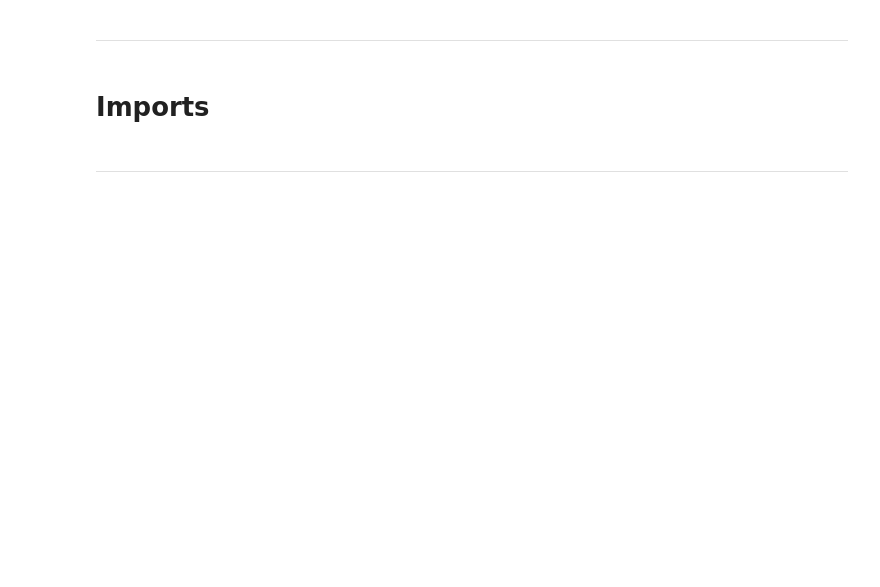
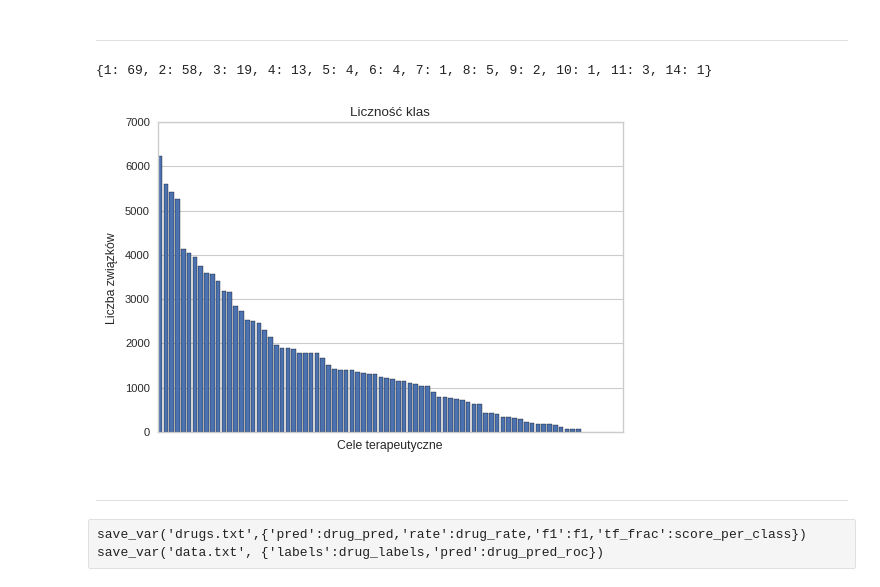
Before and after one commit to Xidron/qSAR-net, a Jupyter notebook: quick_network.ipynb, the cells around one changed output. Cells and saved outputs as stored; diff of their text form; code cells hidden in the pictures; blank space fills up the shorter version.

```diff
--- a/quick_network.ipynb
+++ b/quick_network.ipynb
@@ -93,4 +461,2 @@ lr_rate: 0.001, batch_size: 15, epochs: 10, time: 00:01:45
 # %% [markdown]
 ---
-# %% [markdown]
-# Imports
@@ -361,0 +463,10 @@ def train_network(data, batch_size, epochs):
+# %%
+counts = {}
+i = 0
+for l in drug_labels:
+    if sum(l) not in counts:
+        counts[sum(l)] = 0
+    counts[sum(l)] += 1
+counts
+# %% [output]
+{1: 69, 2: 58, 3: 19, 4: 13, 5: 4, 6: 4, 7: 1, 8: 5, 9: 2, 10: 1, 11: 3, 14: 1}
@@ -362,2 +482,17 @@ def train_network(data, batch_size, epochs):
+# %%
+#''' Wykres liczności klas '''
+plt.close()
+#plt.bar(range(73),[int(x[1]) for x in receptors])
+
+fig = plt.figure()
+
+ax1 = fig.add_subplot(111)
+ax1.bar(range(73),[int(x[1]) for x in receptors])
+ax1.set_title('Liczność klas')
+ax1.set_ylabel('Liczba związków')
+ax1.set_xlabel('Cele terapeutyczne')
+ax1.set_xticks([]);
+# %% [output]
+[figure, added]
 # %% [markdown]
 ---
@@ -363,0 +553,3 @@ def train_network(data, batch_size, epochs):
+# %% [raw]
+save_var('drugs.txt',{'pred':drug_pred,'rate':drug_rate,'f1':f1,'tf_frac':score_per_class})
+save_var('data.txt', {'labels':drug_labels,'pred':drug_pred_roc})
```
Also changed, not shown: parts of 113 cells of this notebook.
